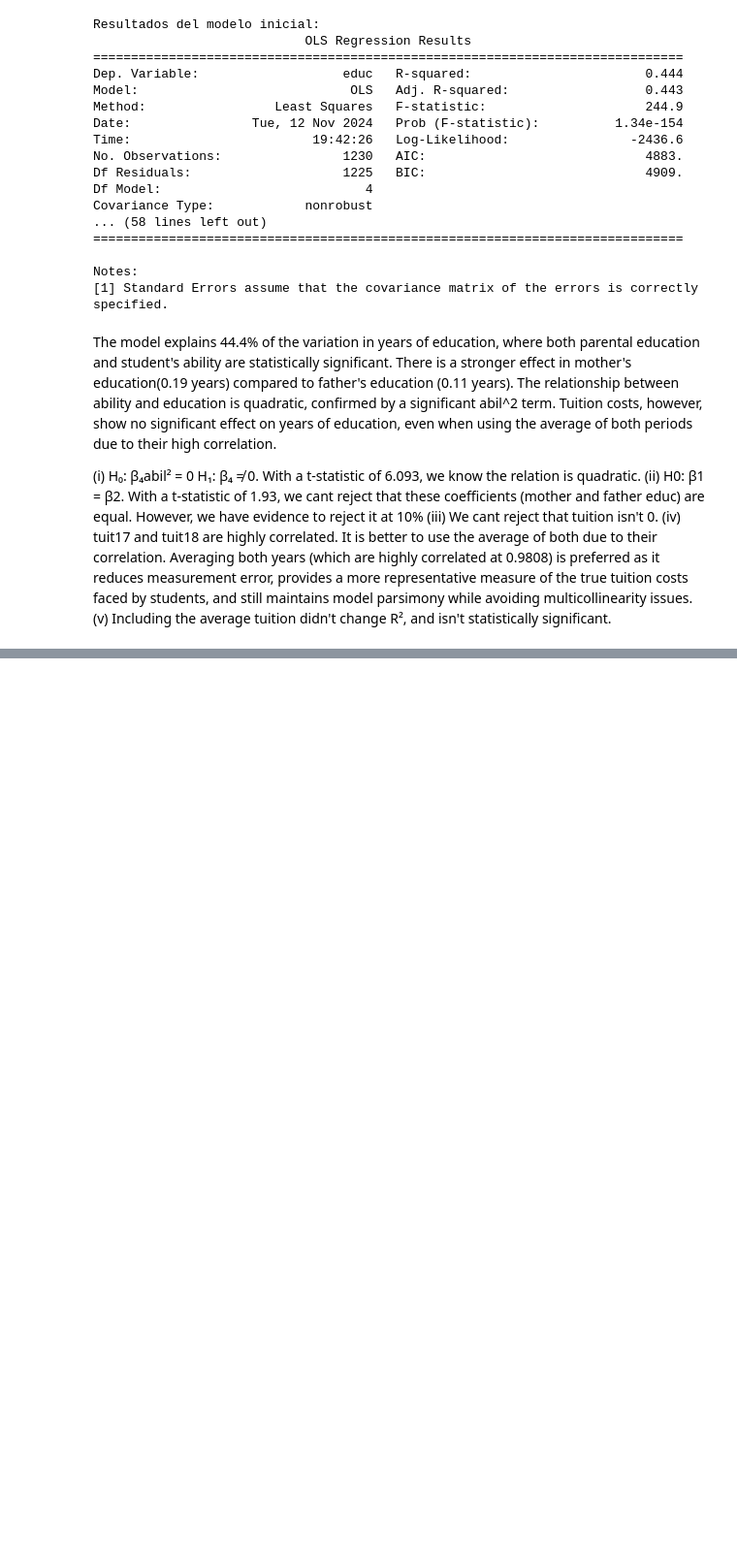
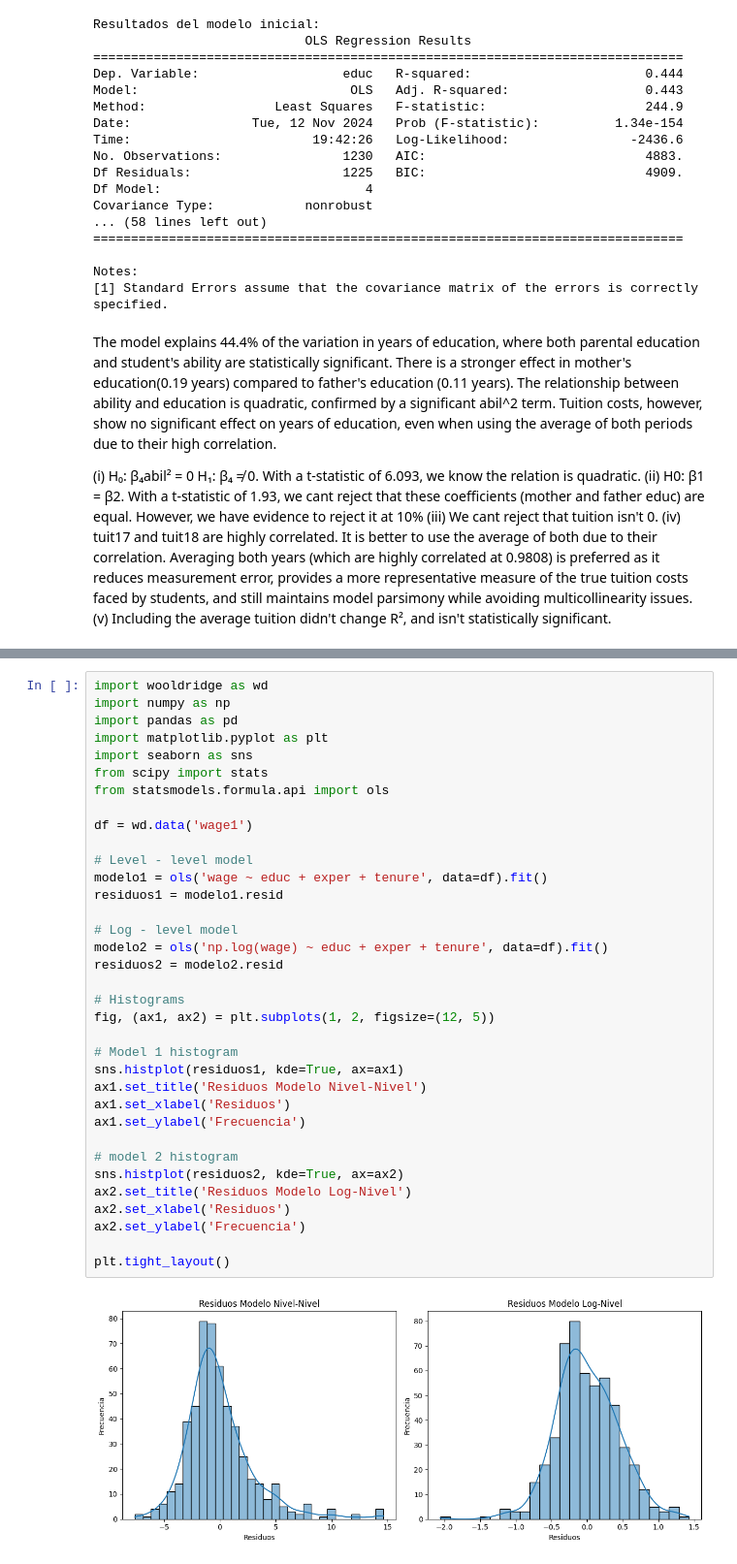
Before and after one commit to Rodmr092/Econometrics, a Jupyter notebook: ch 4-6 exercises.ipynb, the cells around one changed output, grey strips where cells are left out. Shown at 97% size. Drawn from its saved outputs; the diff is of its cells as text; blank space fills up the shorter version.

```diff
--- a/ch 4-6 exercises.ipynb
+++ b/ch 4-6 exercises.ipynb
@@ -1277,0 +1286,37 @@ The model explains 44.4% of the variation in years of education, where both pare
+# %%
+import wooldridge as wd
+import numpy as np
+import pandas as pd
+import matplotlib.pyplot as plt
+import seaborn as sns
+from scipy import stats
+from statsmodels.formula.api import ols
+
+df = wd.data('wage1')
+
+# Level - level model
+modelo1 = ols('wage ~ educ + exper + tenure', data=df).fit()
+residuos1 = modelo1.resid
+
+# Log - level model
+modelo2 = ols('np.log(wage) ~ educ + exper + tenure', data=df).fit()
+residuos2 = modelo2.resid
+
+# Histograms
+fig, (ax1, ax2) = plt.subplots(1, 2, figsize=(12, 5))
+
+# Model 1 histogram
+sns.histplot(residuos1, kde=True, ax=ax1)
+ax1.set_title('Residuos Modelo Nivel-Nivel')
+ax1.set_xlabel('Residuos')
+ax1.set_ylabel('Frecuencia')
+
+# model 2 histogram
+sns.histplot(residuos2, kde=True, ax=ax2)
+ax2.set_title('Residuos Modelo Log-Nivel')
+ax2.set_xlabel('Residuos')
+ax2.set_ylabel('Frecuencia')
+
+plt.tight_layout()
+# %% [output]
+[figure, added]
```
Also changed, not shown: parts of 22 cells of this notebook.
